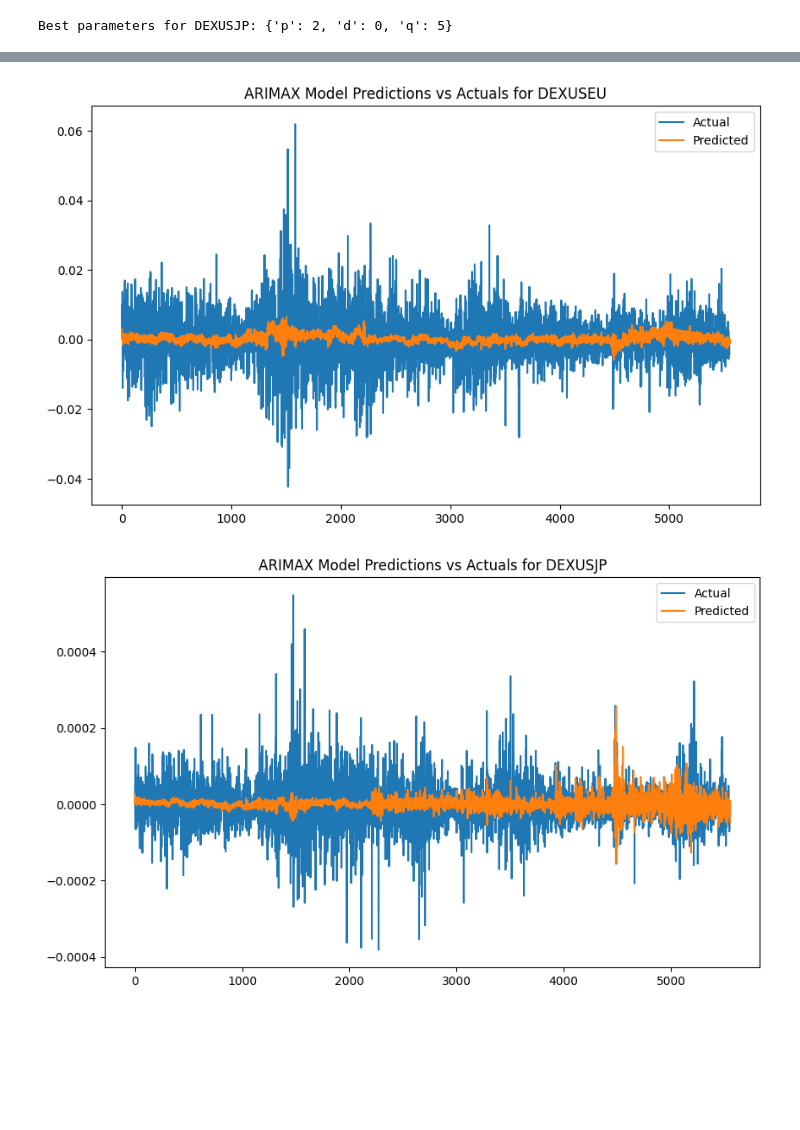
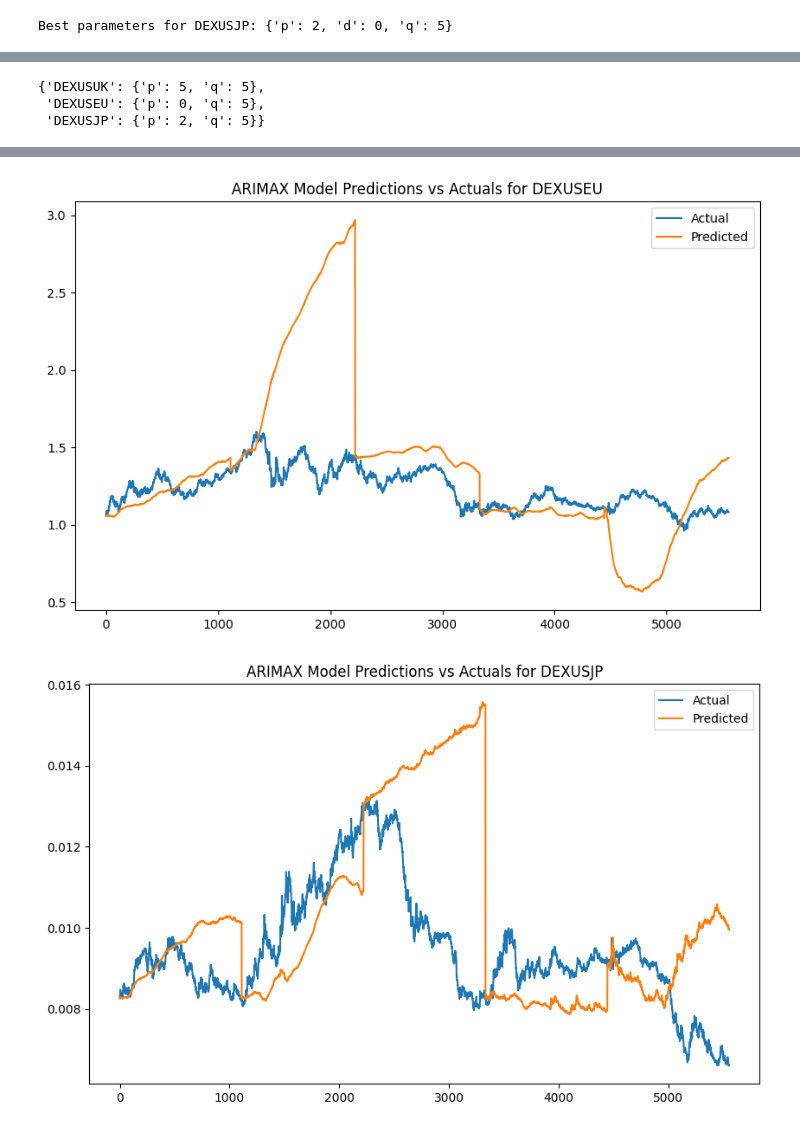
Before and after one commit to aghabekyanv3/thesis_time_series, a Jupyter notebook: ARIMA.ipynb, the cells around one changed output, grey strips where cells are left out. Saved outputs shown, nothing was run; the diff lists cells and outputs as text; code cells hidden in the pictures; blank space fills up the shorter version.

```diff
--- a/ARIMA.ipynb
+++ b/ARIMA.ipynb
@@ -265,6 +360,13 @@ Best parameters for DEXUSJP: {'p': 2, 'd': 0, 'q': 5}
+# %%
+best_params
+# %% [output]
+{'DEXUSUK': {'p': 5, 'q': 5},
+ 'DEXUSEU': {'p': 0, 'q': 5},
+ 'DEXUSJP': {'p': 2, 'q': 5}}
 # %%
 import pandas as pd
 from statsmodels.tsa.statespace.sarimax import SARIMAX
+from statsmodels.stats.diagnostic import acorr_ljungbox
 from sklearn.metrics import mean_squared_error, mean_absolute_error, r2_score
 from statsmodels.tsa.stattools import adfuller
 import matplotlib.pyplot as plt
@@ -286,39 +388,20 @@ target_columns = ['DEXUSUK', 'DEXUSEU', 'DEXUSJP']
 # List of exogenous columns
 exogenous_columns = data.columns.difference(target_columns).tolist()
 
-# Perform ADF test and difference the non-stationary series
-def adf_test(series, signif=0.05):
-    dftest = adfuller(series.dropna(), autolag='AIC')
-    p_value = dftest[1]
-    return p_value < signif, p_value
+data.dropna(inplace=True)
 
-# Store ADF test results
-adf_results = pd.DataFrame(columns=['Variable', 'ADF Statistic', 'p-value', 'Stationary'])
-
-# Check stationarity for target and exogenous columns
-for column in target_columns + exogenous_columns:
-    series = data[column]
-    is_stationary, p_value = adf_test(series)
-    adf_results = pd.concat([adf_results, pd.DataFrame({'Variable': [column], 'ADF Statistic': [adfuller(series.dropna())[0]],
-                                                        'p-value': [p_value], 'Stationary': [is_stationary]})], ignore_index=True)
-    if not is_stationary:
-        data[column] = data[column].diff().dropna()
-
-print(adf_results)
-data.dropna(inplace=True)
 # Provided best parameters
-best_params = {
-    'DEXUSJP': {'p': 2, 'd': 0, 'q': 5},
-    'DEXUSEU': {'p': 0, 'd': 0, 'q': 5},
-    'DEXUSUK': {'p': 2, 'd': 0, 'q': 5}
-}
+best_params = {'DEXUSUK': {'p': 5, 'd': 1, 'q': 5},
+    'DEXUSEU': {'p': 0, 'd': 1, 'q': 5},
+    'DEXUSJP': {'p': 2, 'd': 1, 'q': 5}}
 
 # Function to fit ARIMAX model and evaluate metrics using TimeSeriesSplit
 def fit_arimax_tssplit(data, exog_data, target_column, params):
     tscv = TimeSeriesSplit(n_splits=5)
     predictions_dict = {'actuals': [], 'predictions': []}
     metrics = []
-    data.dropna(inplace=True)
+    ljung_box_p_values = []
+
     for train_index, test_index in tscv.split(data):
         train_data, test_data = data.iloc[train_index], data.iloc[test_index]
         exog_train, exog_test = exog_data.iloc[train_index], exog_data.iloc[test_index]
@@ -351,21 +434,39 @@ def fit_arimax_tssplit(data, exog_data, target_column, params):
             'Test R-squared': r2_test
         })
 
-    return metrics, predictions_dict
+        # Ljung-Box test for residuals
+        residuals = fitted_model.resid
+        ljung_box_result = acorr_ljungbox(residuals, lags=[10], return_df=True)
+        ljung_box_p_values.append(ljung_box_result['lb_pvalue'].values[0])
+
+    return metrics, predictions_dict, ljung_box_p_values
 
 # Fit ARIMAX models and evaluate metrics for each target column
 metrics = {}
 predictions_storage = {}
+ljung_box_results = {}
 
 for target_column in target_columns:
-    differenced_data = data[target_column].dropna()
-    exog_data = data[exogenous_columns].loc[differenced_data.index]  # Align exogenous variables with differenced target
-    column_metrics, predictions_dict = fit_arimax_tssplit(differenced_data, exog_data, target_column, best_params[target_column])
+    exog_data = data[exogenous_columns].loc[data.index]  # Align exogenous variables with the target
+    column_metrics, predictions_dict, ljung_box_p_values = fit_arimax_tssplit(data[target_column], exog_data, target_column, best_params[target_column])
     metrics[target_column] = column_metrics
     predictions_storage[target_column] = predictions_dict
+    ljung_box_results[target_column] = ljung_box_p_values
 
-# Convert metrics to DataFrame
-metrics_df = pd.DataFrame({k: pd.DataFrame(v).mean() for k, v in metrics.items()}).T
+# Convert metrics to DataFrame with means and standard deviations
+metrics_summary = {}
+for target_column in target_columns:
+    metrics_df = pd.DataFrame(metrics[target_column])
+    metrics_summary[target_column] = metrics_df.mean().to_dict()
+    std_dev = metrics_df.std().to_dict()
+    for key in std_dev:
+        metrics_summary[target_column][f'{key} Std'] = std_dev[key]
+
+metrics_df = pd.DataFrame(metrics_summary).T
+
+# Add Ljung-Box p-values to the metrics DataFrame
+for target_column in target_columns:
+    metrics_df.loc[target_column, 'Ljung-Box p-value'] = pd.Series(ljung_box_results[target_column]).mean()
 
 # Print metrics DataFrame
 print(metrics_df)
@@ -373,9 +474,9 @@ print(metrics_df)
 # Create DataFrame for overall predictions vs actuals
 overall_predictions_df = pd.DataFrame()
 
-for target_column, predictions_dict in predictions_storage.items():
-    overall_predictions_df[f'{target_column}_Actual'] = predictions_dict['actuals']
-    overall_predictions_df[f'{target_column}_Predicted'] = predictions_dict['predictions']
+for target_column in target_columns:
+    overall_predictions_df[f'{target_column}_Actual'] = predictions_storage[target_column]['actuals']
+    overall_predictions_df[f'{target_column}_Predicted'] = predictions_storage[target_column]['predictions']
 
 overall_predictions_df.to_csv('overall_predictions.csv')
 
@@ -386,4 +487,5 @@ for target_column in target_columns:
     plt.plot(overall_predictions_df.index, overall_predictions_df[f'{target_column}_Predicted'], label='Predicted')
     plt.title(f'ARIMAX Model Predictions vs Actuals for {target_column}')
     plt.legend()
+    plt.show()
 # %% [output]
@@ -414,2 +512,2 @@ DEXUSJP       -0.052834
-[figure, old version]
+[figure, new version]
-[figure, old version]
+[figure, new version]
```
Also changed, not shown: parts of 4 cells of this notebook, 53 other files.
